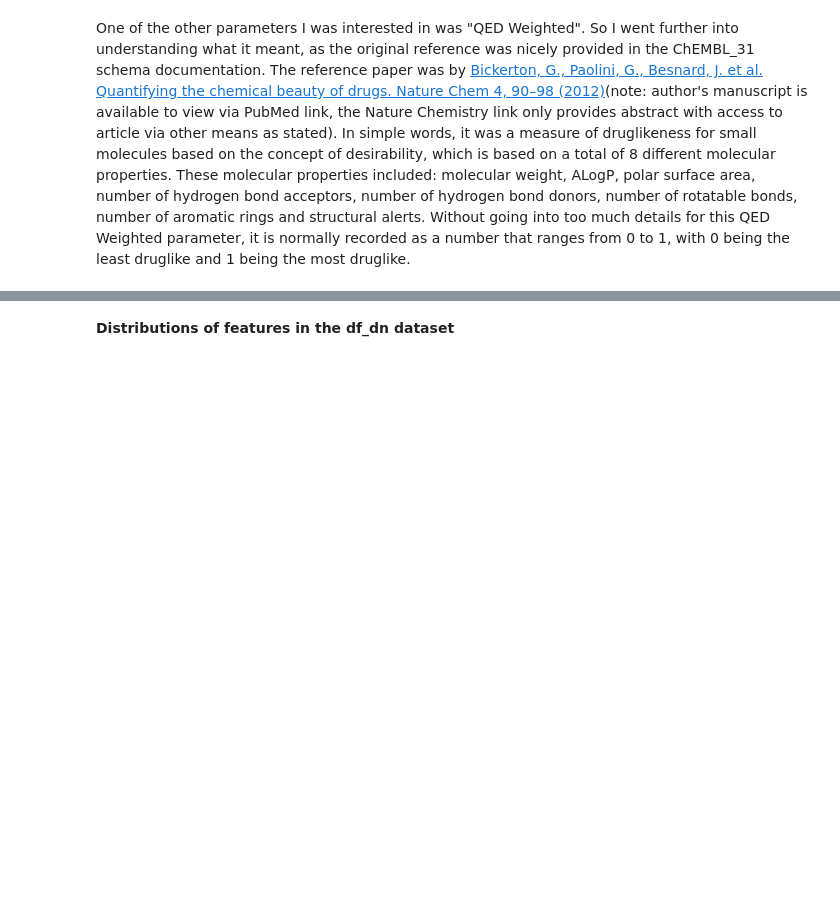
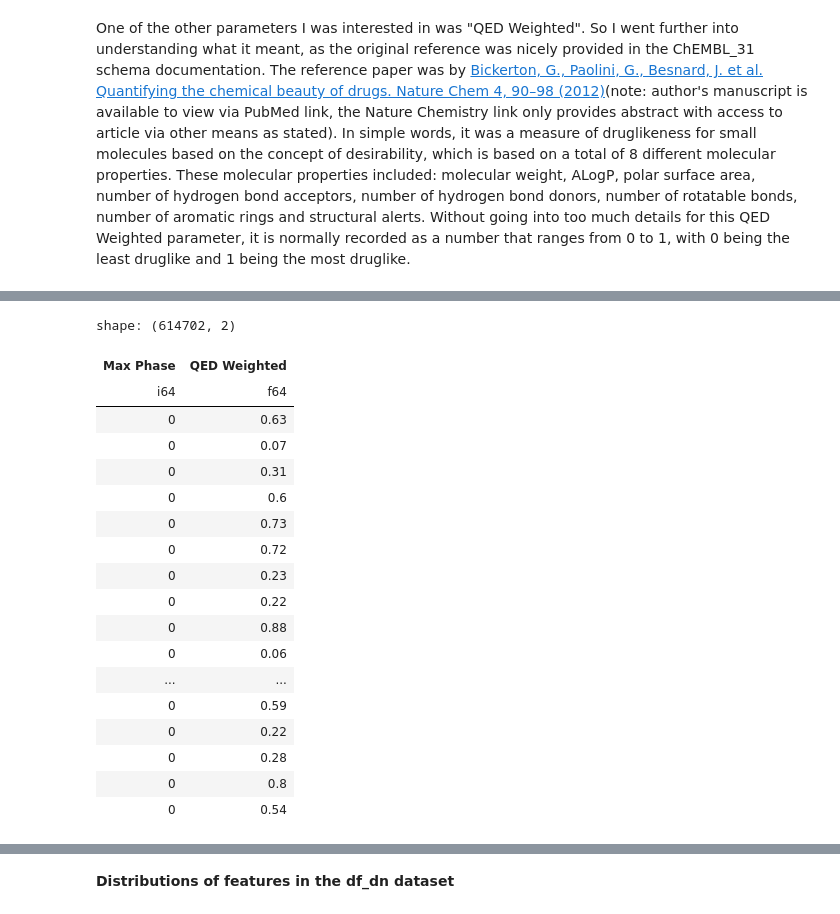
Before and after one commit to jhylin/Rust_projects, a Jupyter notebook: Rust_pl_chembl_cpds.ipynb, the cells around one changed output, grey strips where cells are left out. Saved outputs shown, nothing was run; the diff lists cells and outputs as text; code cells hidden in the pictures; blank space fills up the shorter version.

```diff
--- a/Rust_pl_chembl_cpds.ipynb
+++ b/Rust_pl_chembl_cpds.ipynb
@@ -287,0 +360,23 @@ Question: Which small molecules will likely enter max phase 4?
+# %%
+df_ml = df_f.select(["Max Phase", "QED Weighted"])
+df_ml
+# %% [output]
+shape: (614702, 2)
+| Max Phase | QED Weighted |
+| i64 | f64 |
+| 0 | 0.63 |
+| 0 | 0.07 |
+| 0 | 0.31 |
+| 0 | 0.6 |
+| 0 | 0.73 |
+| 0 | 0.72 |
+| 0 | 0.23 |
+| 0 | 0.22 |
+| 0 | 0.88 |
+| 0 | 0.06 |
+| ... | ... |
+| 0 | 0.59 |
+| 0 | 0.22 |
+| 0 | 0.28 |
+| 0 | 0.8 |
+| 0 | 0.54 |
```
Also changed, not shown: parts of 15 cells of this notebook.
